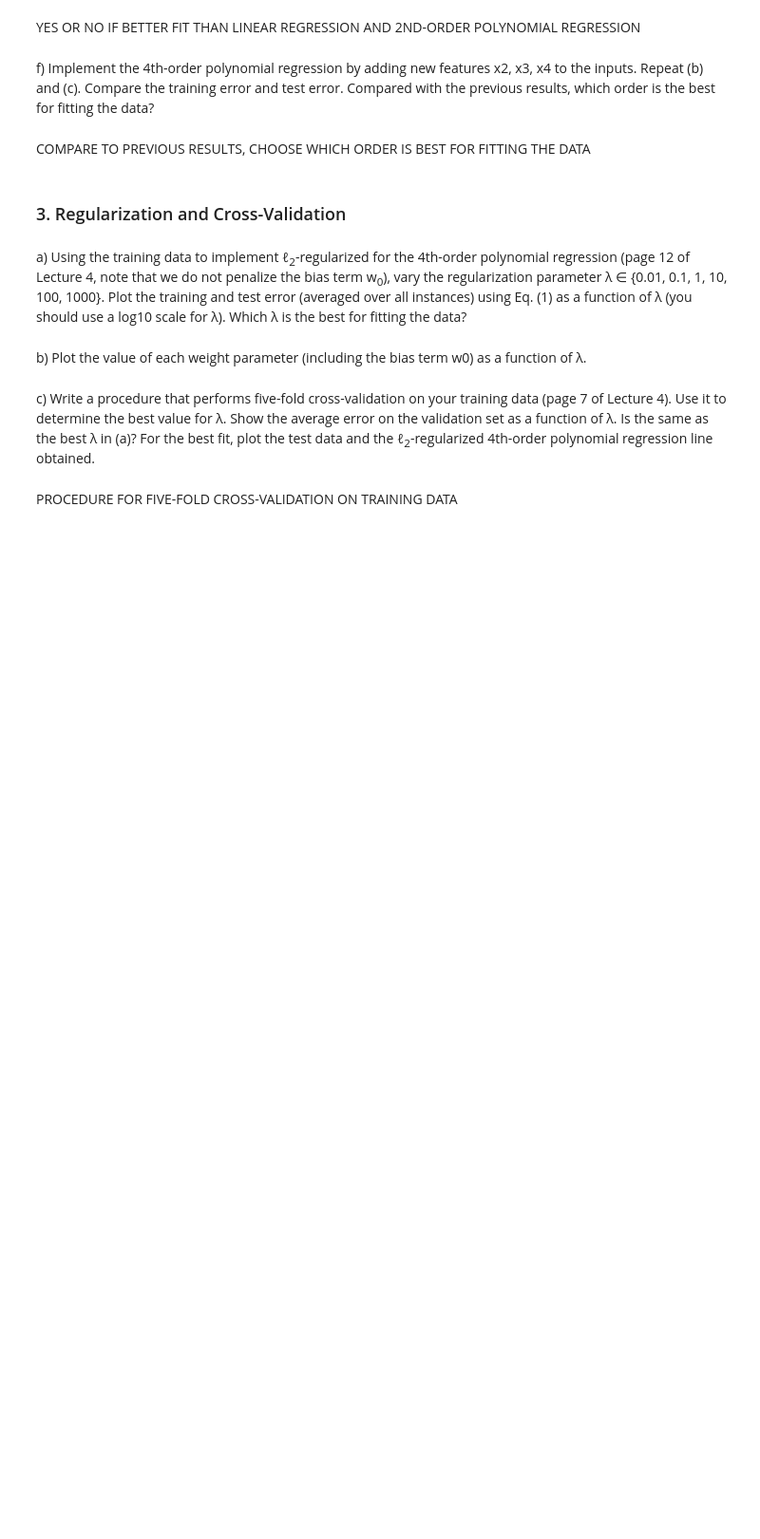
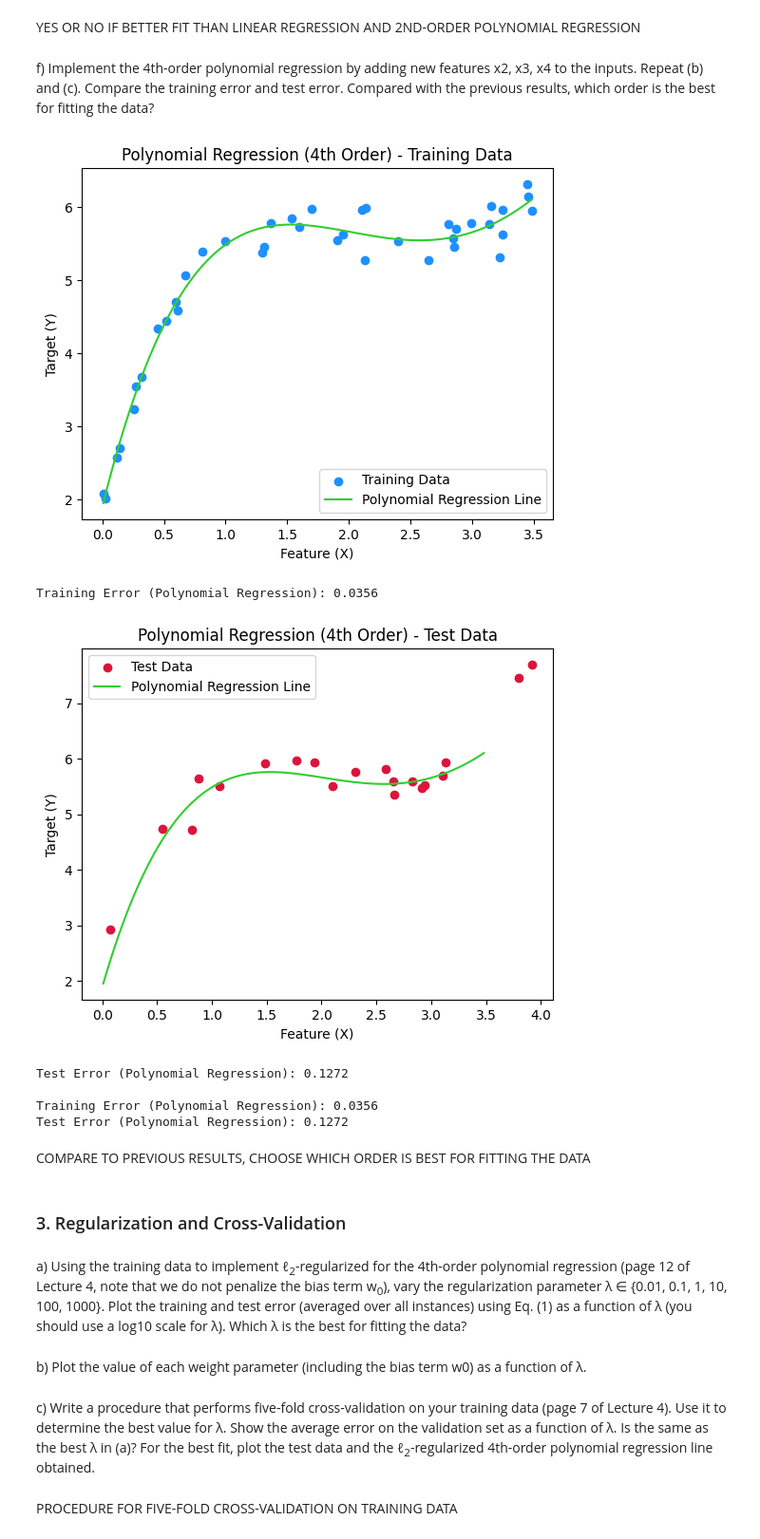
Before and after one commit to hpharen/4442-Assignments, a Jupyter notebook: Assignment 1/4442 Assignment 1 - hpate269.ipynb, the cells around one changed output. Shown at 95% size. Drawn from its saved outputs; the diff is of its cells as text; code cells hidden in the pictures; blank space fills up the shorter version.

```diff
--- a/Assignment 1/4442 Assignment 1 - hpate269.ipynb
+++ b/Assignment 1/4442 Assignment 1 - hpate269.ipynb
@@ -209,3 +249,65 @@ f) Implement the 4th-order polynomial regression by adding new features x2, x3,
+# %%
+# 4th-order polynomial regression
+# Add x^2, x^3, and x^4 as features to the training data
+X_poly4_train = np.c_[np.ones(trainingX.shape[0]), trainingX, trainingX ** 2, trainingX ** 3, trainingX ** 4]  # Add x^2, x^3, x^4 features
+
+# Train the model with polynomial features (4th order)
+w_poly4 = np.linalg.inv(X_poly4_train.T @ X_poly4_train) @ X_poly4_train.T @ trainingY  # Normal equation
+
+
+# Repeat steps from b - Plot regression line and training data for polynomial regression
+plt.scatter(trainingX, trainingY, color="dodgerblue", label="Training Data")
+
+# Generate predictions for the polynomial regression line
+x_vals = np.linspace(min(trainingX), max(trainingX), 100)
+X_poly4_plot = np.c_[np.ones(x_vals.shape[0]), x_vals, x_vals ** 2, x_vals ** 3, x_vals ** 4]  # Add x^2, x^3, x^4 as features for plotting
+y_poly4_vals = X_poly4_plot @ w_poly4  # Compute predictions
+
+plt.plot(x_vals, y_poly4_vals, color="limegreen", label="Polynomial Regression Line")
+plt.xlabel("Feature (X)")
+plt.ylabel("Target (Y)")
+plt.legend()
+plt.title("Polynomial Regression (4th Order) - Training Data")
+plt.show()
+
+# Repeat steps from c - Average error on training set using Eq. (1) for polynomial regression
+error_poly4_train = (1 / trainingX.shape[0]) * np.sum((X_poly4_train @ w_poly4 - trainingY) ** 2)
+print(f"Training Error (Polynomial Regression): {error_poly4_train:.4f}")
+
+# Add x^2, x^3, and x^4 as features to the test data
+X_poly4_test = np.c_[np.ones(testX.shape[0]), testX, testX ** 2, testX ** 3, testX ** 4]  # Add x^2, x^3, x^4 features
+
+# Generate predictions for the test set using the learned weights
+y_poly4_test_pred = X_poly4_test @ w_poly4  # Polynomial predictions
+
+# Plot regression line and test data for polynomial regression
+plt.scatter(testX, testY, color="crimson", label="Test Data")
+
+# Plot the polynomial regression line
+plt.plot(x_vals, y_poly4_vals, color="limegreen", label="Polynomial Regression Line")
+
+plt.xlabel("Feature (X)")
+plt.ylabel("Target (Y)")
+plt.legend()
+plt.title("Polynomial Regression (4th Order) - Test Data")
+plt.show()
+
+# Average error on test set using Eq. (1) for polynomial regression
+error_poly4_test = (1 / testX.shape[0]) * np.sum((X_poly4_test @ w_poly4 - testY) ** 2)
+print(f"Test Error (Polynomial Regression): {error_poly4_test:.4f}")
+print()
+
+# Compare training error and test error
+print(f"Training Error (Polynomial Regression): {error_poly4_train:.4f}")
+print(f"Test Error (Polynomial Regression): {error_poly4_test:.4f}")
+# %% [output]
+[figure, added]
+Training Error (Polynomial Regression): 0.0356
+[figure, added]
+Test Error (Polynomial Regression): 0.1272
+
+Training Error (Polynomial Regression): 0.0356
+Test Error (Polynomial Regression): 0.1272
 # %% [markdown]
 COMPARE TO PREVIOUS RESULTS, CHOOSE WHICH ORDER IS BEST FOR FITTING THE DATA
 # %% [markdown]
```
Also changed, not shown: parts of 3 cells of this notebook.
